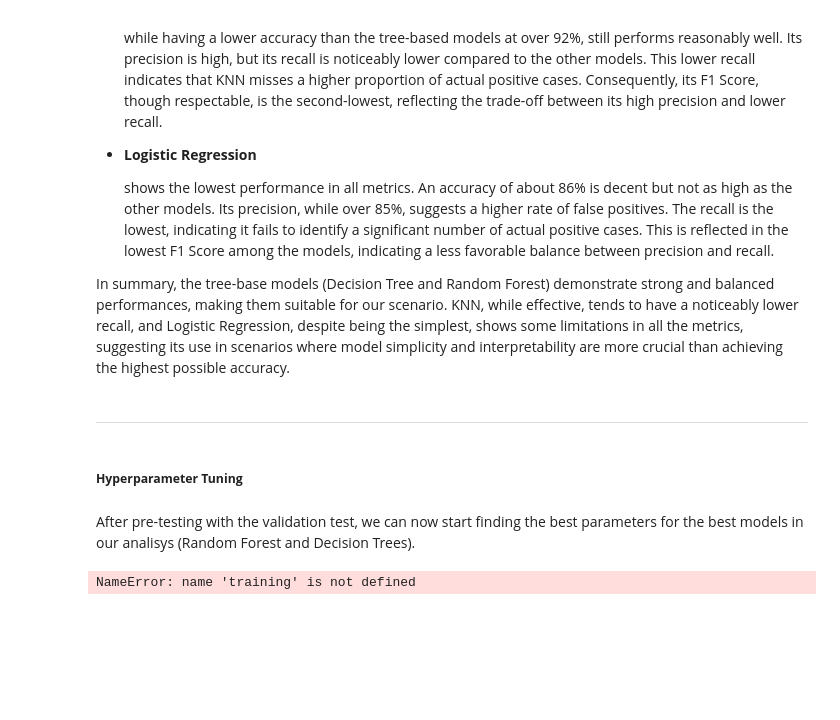
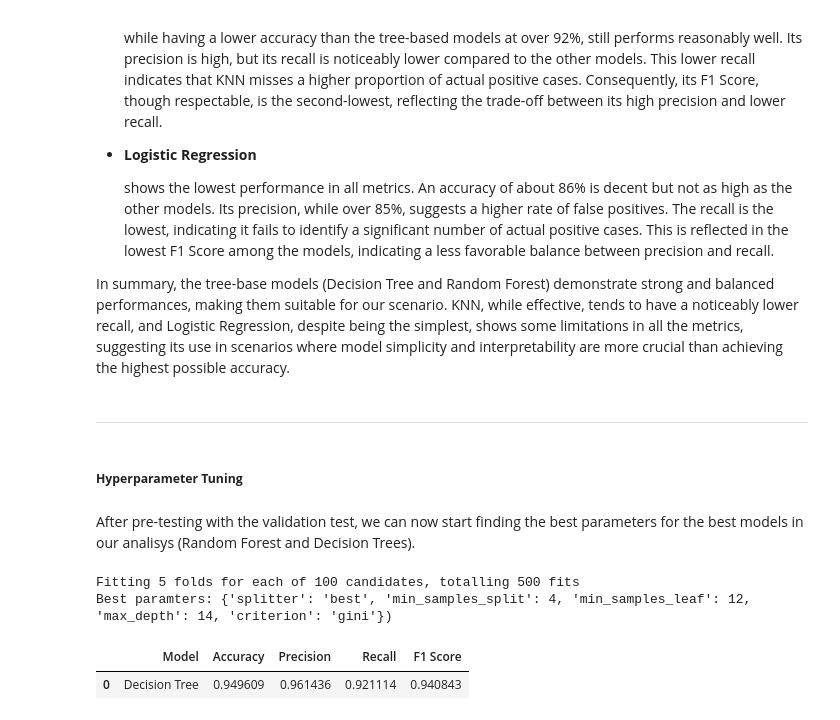
Before and after one commit to Chargent/Trains-Customers-Satisfaction-Machine-Learning-Project, a Jupyter notebook: main.ipynb, the cells around one changed output. Drawn from its saved outputs; the diff is of its cells as text; code cells hidden in the pictures; blank space fills up the shorter version.

```diff
--- a/main.ipynb
+++ b/main.ipynb
@@ -690,31 +690,52 @@ In summary, the tree-base models (Decision Tree and Random Forest) demonstrate s
 ##### **Hyperparameter Tuning**
 # %% [markdown]
 After pre-testing with the validation test, we can now start finding the best parameters for the best models in our analisys (Random Forest and Decision Trees).
-# %%
-from sklearn.model_selection import RandomizedSearchCV
-from sklearn.neighbors import KNeighborsClassifier
-
-# Crea la griglia dei parametri
-param_grid = {
-    'n_neighbors': [3, 5, 7, 9, 11, 13, 15],
-    'weights': ['uniform', 'distance'],
-    'metric': ['euclidean', 'manhattan']
-}
-
-# Crea un modello base
-knn = KNeighborsClassifier()
-
-# Inizializza il modello di ricerca casuale
-random_search = RandomizedSearchCV(estimator = knn, param_distributions = param_grid,
-                          cv = 5, n_jobs = -1, verbose = 2)
-
-# Adatta la ricerca casuale ai dati
-random_search.fit(training, training_check)
-
-# Visualizza il punteggio di accuratezza
-print('Best score for data:', random_search.best_score_)
-print('Best n_neighbors:',random_search.best_estimator_.n_neighbors)
-print('Best weights:',random_search.best_estimator_.weights)
-print('Best metric:',random_search.best_estimator_.metric)
-# %% [output]
-NameError: name 'training' is not defined
+# %%
+#make me hyperparmater tuning for decision tree
+from sklearn.model_selection import RandomizedSearchCV
+from sklearn.tree import DecisionTreeClassifier
+
+# Crea la griglia dei parameter
+params = {
+    "criterion":("gini", "entropy"),
+    "splitter":("best", "random"),
+    "max_depth":(list(range(10, 20))),
+    "min_samples_split":[2,3,4,5],
+    "min_samples_leaf":list(range(10, 20)),
+}
+
+tree_clf = DecisionTreeClassifier(random_state=69)
+tree_cv = RandomizedSearchCV(
+    tree_clf,
+    params,
+    scoring="f1",
+    n_jobs=-1,
+    verbose=1,
+    n_iter=100,
+    cv=5)
+
+tree_cv.fit(training, training_check)
+best_params = tree_cv.best_params_
+print(f"Best paramters: {best_params})")
+
+tree_clf = DecisionTreeClassifier(**best_params)
+tree_clf.fit(training, training_check)
+
+#print all the scores
+prediction_DT = tree_clf.predict(validation_test)
+
+# Calculating the performance metrics
+accuracy_DT = accuracy_score(validation_test_check, prediction_DT)
+precision_DT = precision_score(validation_test_check, prediction_DT)
+recall_DT = recall_score(validation_test_check, prediction_DT)
+f1_DT = f1_score(validation_test_check, prediction_DT)
+
+# Printing the results in a dataframe
+results_dt = pd.DataFrame(data=[['Decision Tree', accuracy_DT, precision_DT, recall_DT, f1_DT]],
+                        columns=['Model', 'Accuracy', 'Precision', 'Recall', 'F1 Score'])
+results_dt
+# %% [output]
+Fitting 5 folds for each of 100 candidates, totalling 500 fits
+Best paramters: {'splitter': 'best', 'min_samples_split': 4, 'min_samples_leaf': 12, 'max_depth': 14, 'criterion': 'gini'})
+|  | Model | Accuracy | Precision | Recall | F1 Score |
+| 0 | Decision Tree | 0.949609 | 0.961436 | 0.921114 | 0.940843 |
```
Also changed, not shown: parts of 13 cells of this notebook.
